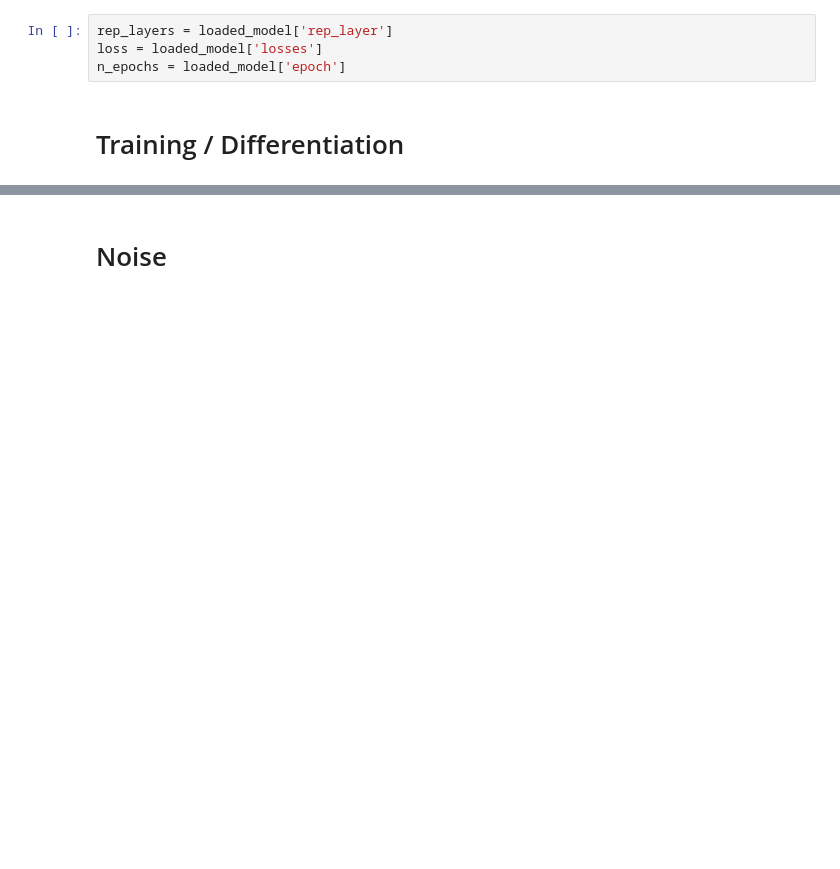
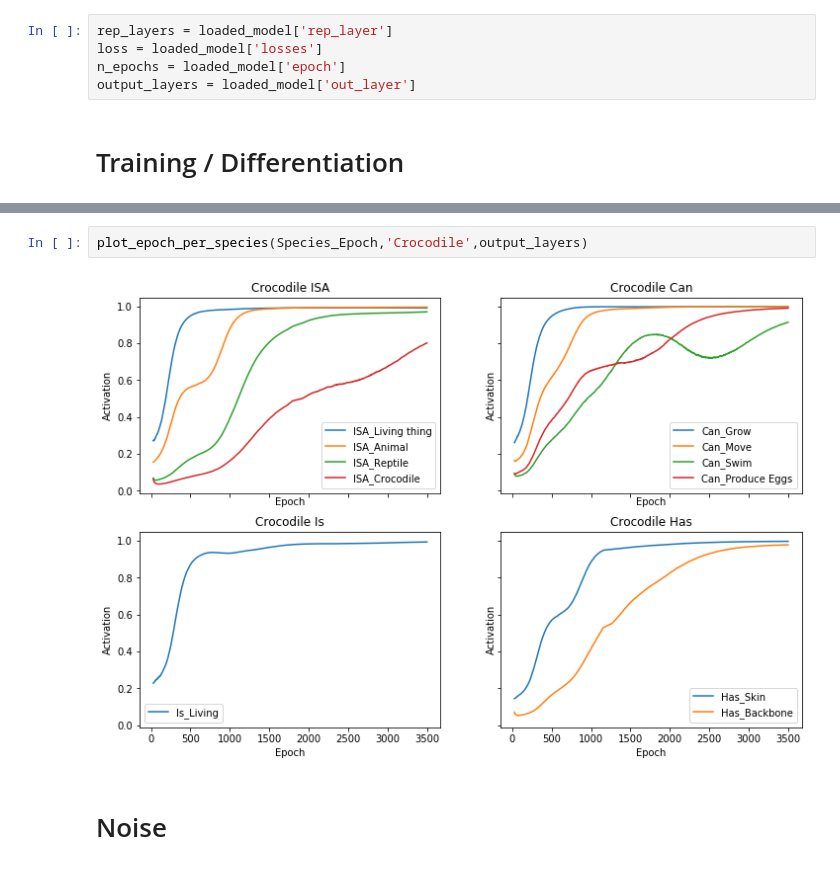
Before and after one commit to petersim1/CCM_Final_Project, a Jupyter notebook: Final_Evaluation_Notebook.ipynb, the cells around one changed output, grey strips where cells are left out. Saved outputs shown, nothing was run; the diff lists cells and outputs as text; blank space fills up the shorter version.

```diff
--- a/Final_Evaluation_Notebook.ipynb
+++ b/Final_Evaluation_Notebook.ipynb
@@ -337,6 +389,7 @@ mynet.load_state_dict(loaded_model['model_state_dict'])
 rep_layers = loaded_model['rep_layer']
 loss = loaded_model['losses']
 n_epochs = loaded_model['epoch']
+output_layers = loaded_model['out_layer']
 # %% [markdown]
 # Training / Differentiation
 # %%
@@ -359,3 +411,7 @@ plot_pca(rep_layers, names_items)
+# %%
+plot_epoch_per_species(Species_Epoch,'Crocodile',output_layers)
+# %% [output]
+[figure, added]
 # %% [markdown]
 # Noise
 # %%
```
Also changed, not shown: parts of 14 cells of this notebook, 3 other files.
